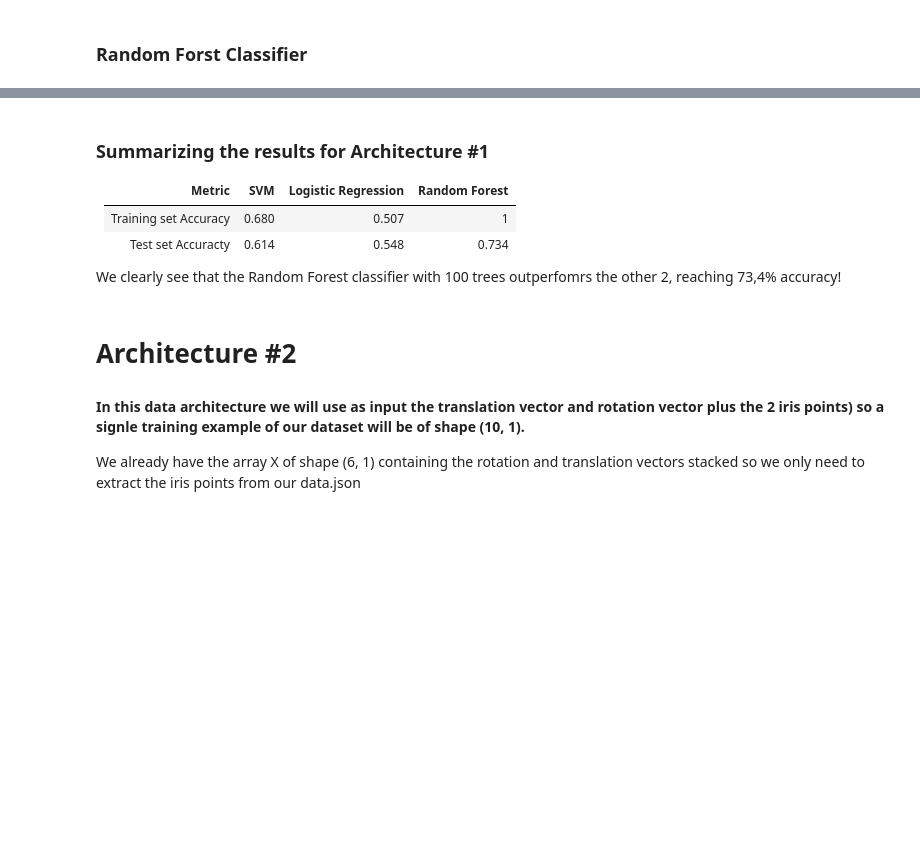
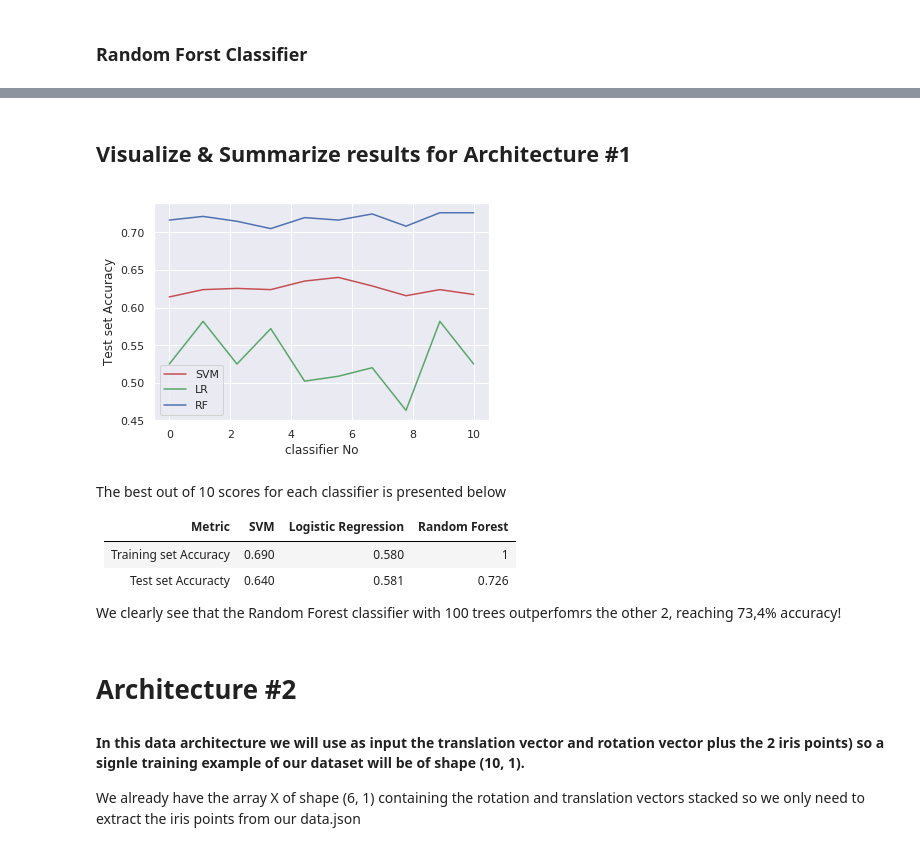
Before and after one commit to kitsiosk/thesis-attention, a Jupyter notebook: head_pose_multiple.ipynb, the cells around one changed output, grey strips where cells are left out. Saved outputs shown, nothing was run; the diff lists cells and outputs as text; code cells hidden in the pictures; blank space fills up the shorter version.

Commit message:
Added results visualization

```diff
--- a/head_pose_multiple.ipynb
+++ b/head_pose_multiple.ipynb
@@ -198,6 +198,10 @@ Here we will try out 3 classifiers and compare their results:
  - A SVM with rbf kernel and penalty parameter C=100
  - A Logistic Regression classifer
  - A Random Forest Classifier
+# %%
+# Number of times each classifier will be ran in order to summarize the results
+NUM_OF_CLASSIFIERS = 10
+Y_SVM, Y_LR, Y_RF = np.zeros((NUM_OF_CLASSIFIERS)), np.zeros((NUM_OF_CLASSIFIERS)), np.zeros((NUM_OF_CLASSIFIERS))
 # %% [markdown]
 ### SVM Classifier
 # %%
@@ -217,9 +227,14 @@ Test set accuracy for SVM:  0.6158833063209076
 # %%
 from sklearn.linear_model import LogisticRegression
 
-lr_classifier = LogisticRegression(solver='lbfgs')
-lr_classifier.fit(X_train, y_train)
-y_pred_lr = lr_classifier.predict(X_test)
+for i in range(NUM_OF_CLASSIFIERS):
+    # Try a different train/test split each time
+    X_train, X_test, y_train, y_test = train_test_split(X_scaled, y, test_size=0.2)
+
+    lr_classifier = LogisticRegression(solver='lbfgs')
+    lr_classifier.fit(X_train, y_train)
+    y_pred_lr = lr_classifier.predict(X_test)
+    Y_LR[i] = metrics.accuracy_score(y_test, y_pred_lr)
 
 print('Training set accuracy for Logistic Regression:', lr_classifier.score(X_train, y_train))
 print('Test set accuracy for Logistic Regression: ', metrics.accuracy_score(y_test, y_pred_lr))
@@ -231,9 +246,14 @@ Test set accuracy for Logistic Regression:  0.5235008103727715
 # %%
 from sklearn.ensemble import RandomForestClassifier
 
-rf_classifier = RandomForestClassifier(n_estimators=100, random_state=1)
-rf_classifier.fit(X_train, y_train)
-y_pred_rf = rf_classifier.predict(X_test)
+for i in range(NUM_OF_CLASSIFIERS):
+    # Try a different train/test split each time
+    X_train, X_test, y_train, y_test = train_test_split(X_scaled, y, test_size=0.2)
+
+    rf_classifier = RandomForestClassifier(n_estimators=100, random_state=1)
+    rf_classifier.fit(X_train, y_train)
+    y_pred_rf = rf_classifier.predict(X_test)
+    Y_RF[i] = metrics.accuracy_score(y_test, y_pred_rf)
 
 print('Training set accuracy for Random Forst:', rf_classifier.score(X_train, y_train))
 print('Test set accuracy for Random Forest: ', metrics.accuracy_score(y_test, y_pred_rf))
@@ -303,10 +263,26 @@ plot_learning_curve(rf_classifier, 'learning curve', X_train, y_train, cv=5)
+# %% [markdown]
+## Visualize & Summarize results for Architecture #1
+# %%
+import matplotlib.pyplot as plt
+
+t = np.linspace(0, 10, 10)
+plt.plot(t, Y_SVM, 'r')
+plt.plot(t, Y_LR, 'g')
+plt.plot(t, Y_RF, 'b')
+plt.xlabel('classifier No')
+plt.ylabel('Test set Accuracy')
+plt.legend(('SVM', 'LR', 'RF'))
+
+plt.show()
+# %% [output]
+[figure, added]
 # %% [markdown]
-### Summarizing the results for Architecture #1
+The best out of 10 scores for each classifier is presented below
 
 Metric                | SVM        | Logistic Regression | Random Forest |
 :----:                | :--------: | :-----------------: | :-----:       |
-Training set Accuracy | 0.680      | 0.507               | 1             |
-Test set Accuracty    | 0.614      | 0.548               | 0.734         |
+Training set Accuracy | 0.690      | 0.580               | 1             |
+Test set Accuracty    | 0.640      | 0.581               | 0.726         |
 
 We clearly see that the Random Forest classifier with 100 trees outperfomrs the other 2, reaching 73,4% accuracy!
 # %% [markdown]
```
Also changed, not shown: parts of 9 cells of this notebook, 1 other file.
